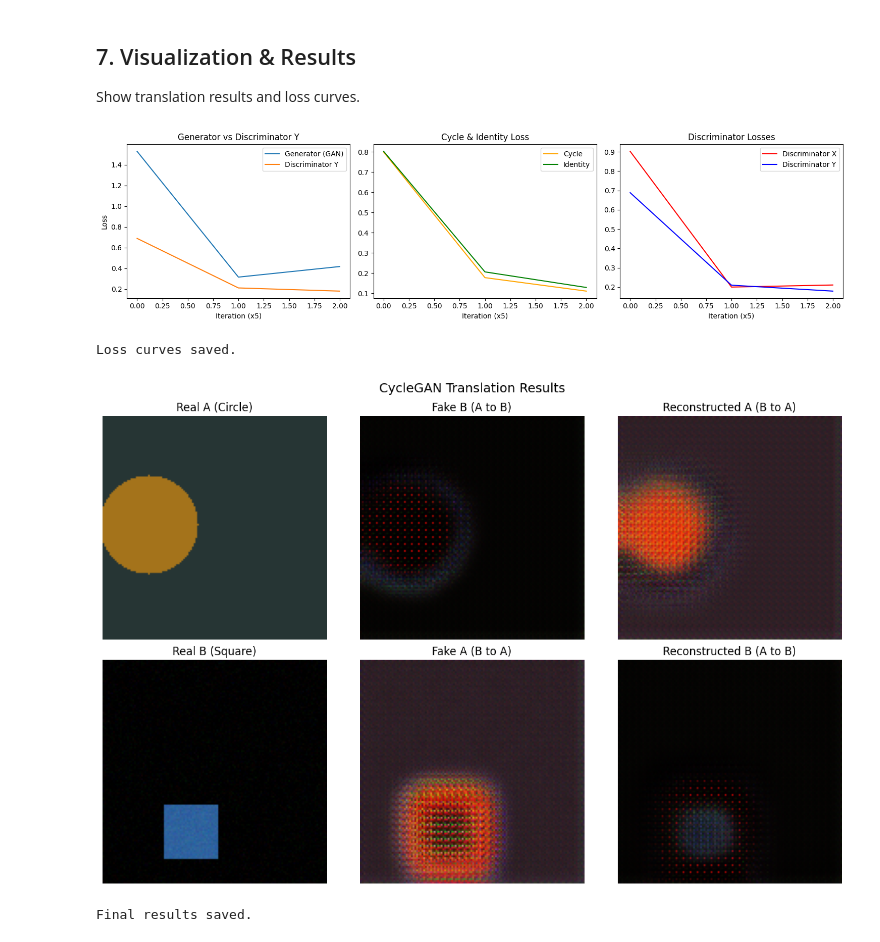
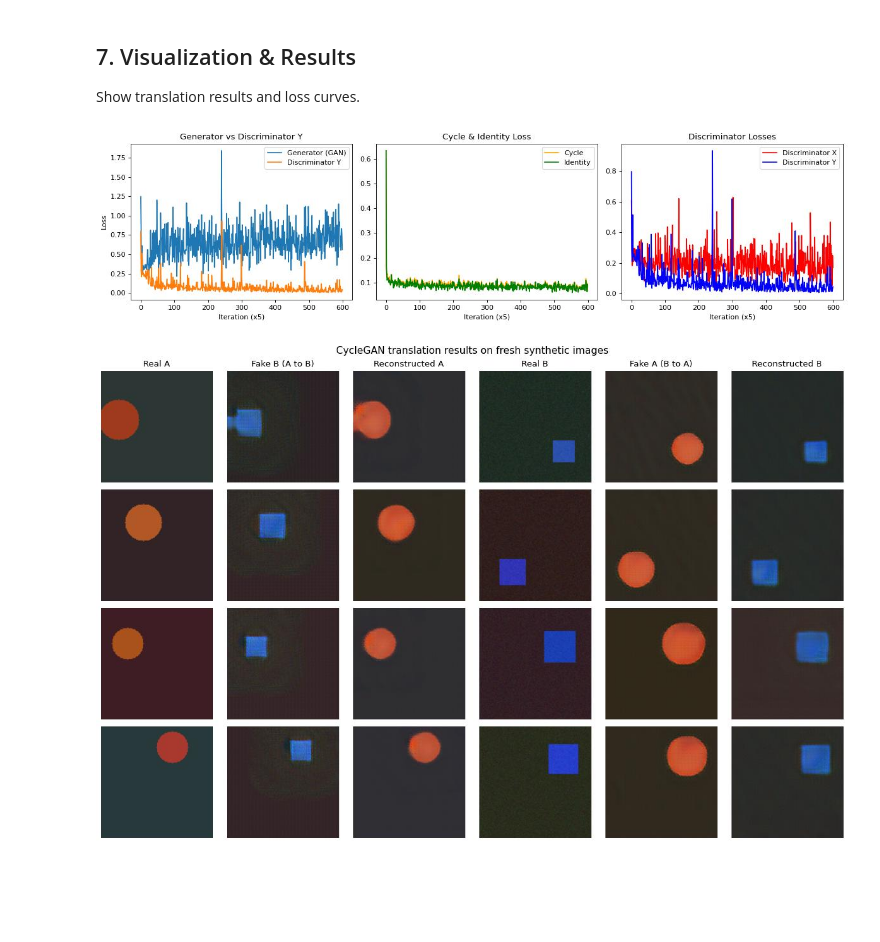
Before and after one commit to nadeemcite/research-papers, a Jupyter notebook: 026_cyclegan-unpaired-image-translation/solution.ipynb, the cells around one changed output. Saved outputs shown, nothing was run; the diff lists cells and outputs as text; code cells hidden in the pictures; blank space fills up the shorter version.

```diff
--- a/026_cyclegan-unpaired-image-translation/solution.ipynb
+++ b/026_cyclegan-unpaired-image-translation/solution.ipynb
@@ -83,6 +111,7 @@ class SyntheticDomainDataset(Dataset):
             sw = np.random.randint(25, 40)
             bg = np.random.uniform(0.1, 0.25, 3)
             for c in range(3):
+                img[c] = bg[c]
                 img[c, sy:sy+sw, sx:sx+sw] = base_color[c]
                 img[c] = img[c] + np.random.normal(0, 0.02, (self.size, self.size)).clip(-0.1, 0.1)
                 img[c] = img[c].clip(0, 1)
@@ -91,8 +120,8 @@ class SyntheticDomainDataset(Dataset):
         img = (img - 0.5) / 0.5
         return torch.from_numpy(img)
 
-dataset_A = SyntheticDomainDataset(n_samples=50, img_size=IMG_SIZE, domain='A')
-dataset_B = SyntheticDomainDataset(n_samples=50, img_size=IMG_SIZE, domain='B')
+dataset_A = SyntheticDomainDataset(n_samples=N_SAMPLES, img_size=IMG_SIZE, domain='A')
+dataset_B = SyntheticDomainDataset(n_samples=N_SAMPLES, img_size=IMG_SIZE, domain='B')
 
 loader_A = DataLoader(dataset_A, batch_size=BATCH_SIZE, shuffle=True, drop_last=True)
 loader_B = DataLoader(dataset_B, batch_size=BATCH_SIZE, shuffle=True, drop_last=True)
@@ -107,7 +136,7 @@ for i in range(4):
     axes[i].axis('off')
 plt.suptitle('Domain A: Circles (warm)')
 plt.tight_layout()
-plt.savefig('domain_A_samples.png', dpi=80, bbox_inches='tight')
+plt.savefig(OUT_DIR / 'domain_A_samples.png', bbox_inches='tight')
 plt.show()
 
 fig, axes = plt.subplots(1, 4, figsize=(12, 3))
@@ -119,7 +148,7 @@ for i in range(4):
     axes[i].axis('off')
 plt.suptitle('Domain B: Squares (cool)')
 plt.tight_layout()
-plt.savefig('domain_B_samples.png', dpi=80, bbox_inches='tight')
+plt.savefig(OUT_DIR / 'domain_B_samples.png', bbox_inches='tight')
 plt.show()
 
 print(f'Domain A: {len(dataset_A)} samples, Domain B: {len(dataset_B)} samples')
@@ -231,7 +260,11 @@ class PatchGANDiscriminator(nn.Module):
             disc_block(in_channels, base_filters, norm=False),   # 64x64
             disc_block(base_filters, base_filters*2),             # 32x32
             disc_block(base_filters*2, base_filters*4),           # 16x16
-            nn.Conv2d(base_filters*4, 1, 4, 1, 1)                  # 15x15
+            # stride-1 block that brings the receptive field up to 70x70
+            nn.Sequential(nn.Conv2d(base_filters*4, base_filters*8, 4, 1, 1),
+                          nn.InstanceNorm2d(base_filters*8),
+                          nn.LeakyReLU(0.2, inplace=True)),       # 15x15
+            nn.Conv2d(base_filters*8, 1, 4, 1, 1)                  # 14x14
         )
 
     def forward(self, x):
@@ -425,57 +469,37 @@ axes[2].set_xlabel('Iteration (x5)')
 axes[2].legend()
 
 plt.tight_layout()
-plt.savefig('loss_curves.png', dpi=80, bbox_inches='tight')
+plt.savefig(OUT_DIR / 'loss_curves.png', bbox_inches='tight')
 plt.show()
-print('Loss curves saved.')
 # %% [output]
-[figure, old version]
+[figure, new version]
-Loss curves saved.
 # %%
-# Show final translation results
+# Translate four fresh examples in each direction
 G_X2Y.eval()
 F_Y2X.eval()
 
+def to_display(img):
+    return ((img.permute(1, 2, 0).cpu().numpy() + 1) / 2).clip(0, 1)
+
 with torch.no_grad():
-    # Get test samples
-    test_A = dataset_A[0].unsqueeze(0).to(device)
-    test_B = dataset_B[0].unsqueeze(0).to(device)
-
+    test_A = torch.stack([dataset_A[0] for _ in range(4)]).to(device)
+    test_B = torch.stack([dataset_B[0] for _ in range(4)]).to(device)
     fake_B = G_X2Y(test_A)
     rec_A = F_Y2X(fake_B)
     fake_A = F_Y2X(test_B)
     rec_B = G_X2Y(fake_A)
 
-    def to_display(img):
-        return ((img.squeeze(0).permute(1, 2, 0).cpu().numpy() + 1) / 2).clip(0, 1)
-
-    fig, axes = plt.subplots(2, 3, figsize=(12, 8))
-
-    axes[0, 0].imshow(to_display(test_A))
-    axes[0, 0].set_title('Real A (Circle)')
-    axes[0, 1].imshow(to_display(fake_B))
-    axes[0, 1].set_title('Fake B (A to B)')
-    axes[0, 2].imshow(to_display(rec_A))
-    axes[0, 2].set_title('Reconstructed A (B to A)')
-
-    axes[1, 0].imshow(to_display(test_B))
-    axes[1, 0].set_title('Real B (Square)')
-    axes[1, 1].imshow(to_display(fake_A))
-    axes[1, 1].set_title('Fake A (B to A)')
-    axes[1, 2].imshow(to_display(rec_B))
-    axes[1, 2].set_title('Reconstructed B (A to B)')
-
-    for ax in axes.flat:
-        ax.axis('off')
-
-    plt.suptitle('CycleGAN Translation Results', fontsize=14)
-    plt.tight_layout()
-    plt.savefig('final_results.png', dpi=80, bbox_inches='tight')
-    plt.show()
-
-G_X2Y.train()
-F_Y2X.train()
-print('Final results saved.')
+columns = [('Real A', test_A), ('Fake B (A to B)', fake_B), ('Reconstructed A', rec_A),
+           ('Real B', test_B), ('Fake A (B to A)', fake_A), ('Reconstructed B', rec_B)]
+fig, axes = plt.subplots(4, 6, figsize=(15, 10))
+for col, (title, images) in enumerate(columns):
+    axes[0, col].set_title(title)
+    for row in range(4):
+        axes[row, col].imshow(to_display(images[row]))
+        axes[row, col].axis('off')
+plt.suptitle('CycleGAN translation results on fresh synthetic images', fontsize=14)
+plt.tight_layout()
+plt.savefig(OUT_DIR / 'final_results.png', bbox_inches='tight')
+plt.show()
 # %% [output]
-[figure, old version]
+[figure, new version]
-Final results saved.
```
Also changed, not shown: parts of 9 cells of this notebook, 6 other files.
